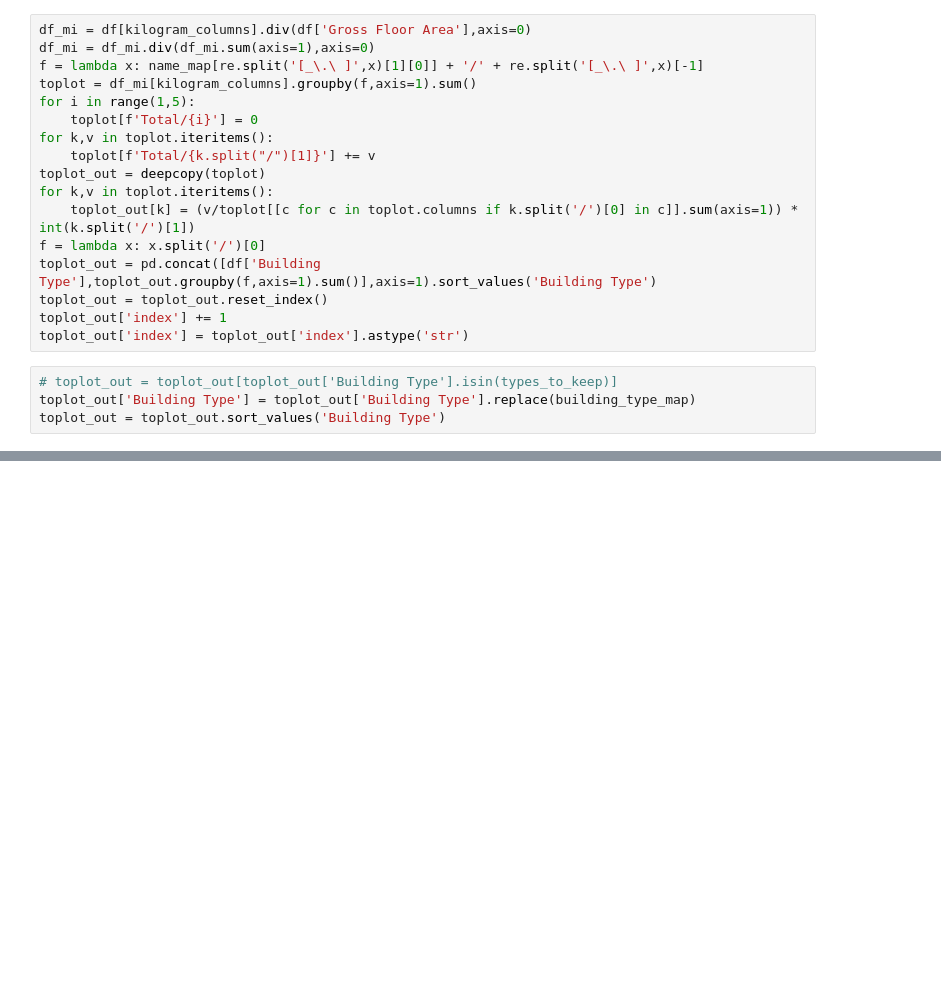
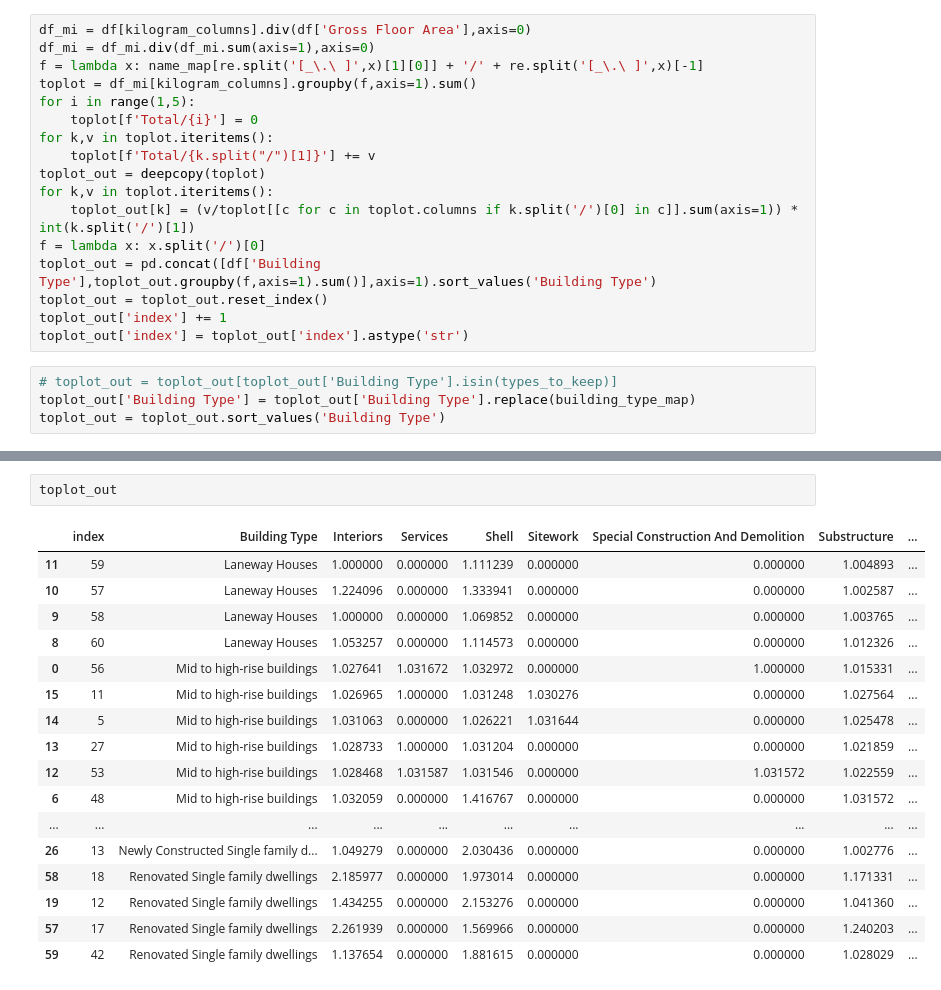
Before and after one commit to alexwolson/A-Construction-Classification-System-Database-for-Understanding-Resource-Use-in-Buildings, a Jupyter notebook: Sample Code/Sample.ipynb, the cells around one changed output, grey strips where cells are left out. Drawn from its saved outputs; the diff is of its cells as text; blank space fills up the shorter version.

```diff
--- a/Sample Code/Sample.ipynb
+++ b/Sample Code/Sample.ipynb
@@ -630,0 +631,20 @@ plt.grid(color='black',linewidth=2)
+# %%
+toplot_out
+# %% [output]
+|  | index | Building Type | Interiors | Services | Shell | Sitework | Special Construction And Demolition | Substructure | ... |
+| 11 | 59 | Laneway Houses | 1.000000 | 0.000000 | 1.111239 | 0.000000 | 0.000000 | 1.004893 | ... |
+| 10 | 57 | Laneway Houses | 1.224096 | 0.000000 | 1.333941 | 0.000000 | 0.000000 | 1.002587 | ... |
+| 9 | 58 | Laneway Houses | 1.000000 | 0.000000 | 1.069852 | 0.000000 | 0.000000 | 1.003765 | ... |
+| 8 | 60 | Laneway Houses | 1.053257 | 0.000000 | 1.114573 | 0.000000 | 0.000000 | 1.012326 | ... |
+| 0 | 56 | Mid to high-rise buildings | 1.027641 | 1.031672 | 1.032972 | 0.000000 | 1.000000 | 1.015331 | ... |
+| 15 | 11 | Mid to high-rise buildings | 1.026965 | 1.000000 | 1.031248 | 1.030276 | 0.000000 | 1.027564 | ... |
+| 14 | 5 | Mid to high-rise buildings | 1.031063 | 0.000000 | 1.026221 | 1.031644 | 0.000000 | 1.025478 | ... |
+| 13 | 27 | Mid to high-rise buildings | 1.028733 | 1.000000 | 1.031204 | 0.000000 | 0.000000 | 1.021859 | ... |
+| 12 | 53 | Mid to high-rise buildings | 1.028468 | 1.031587 | 1.031546 | 0.000000 | 1.031572 | 1.022559 | ... |
+| 6 | 48 | Mid to high-rise buildings | 1.032059 | 0.000000 | 1.416767 | 0.000000 | 0.000000 | 1.031572 | ... |
+| ... | ... | ... | ... | ... | ... | ... | ... | ... | ... |
+| 26 | 13 | Newly Constructed Single family d... | 1.049279 | 0.000000 | 2.030436 | 0.000000 | 0.000000 | 1.002776 | ... |
+| 58 | 18 | Renovated Single family dwellings | 2.185977 | 0.000000 | 1.973014 | 0.000000 | 0.000000 | 1.171331 | ... |
+| 19 | 12 | Renovated Single family dwellings | 1.434255 | 0.000000 | 2.153276 | 0.000000 | 0.000000 | 1.041360 | ... |
+| 57 | 17 | Renovated Single family dwellings | 2.261939 | 0.000000 | 1.569966 | 0.000000 | 0.000000 | 1.240203 | ... |
+| 59 | 42 | Renovated Single family dwellings | 1.137654 | 0.000000 | 1.881615 | 0.000000 | 0.000000 | 1.028029 | ... |
```
Also changed, not shown: parts of 1 cell of this notebook, 4 other files.
